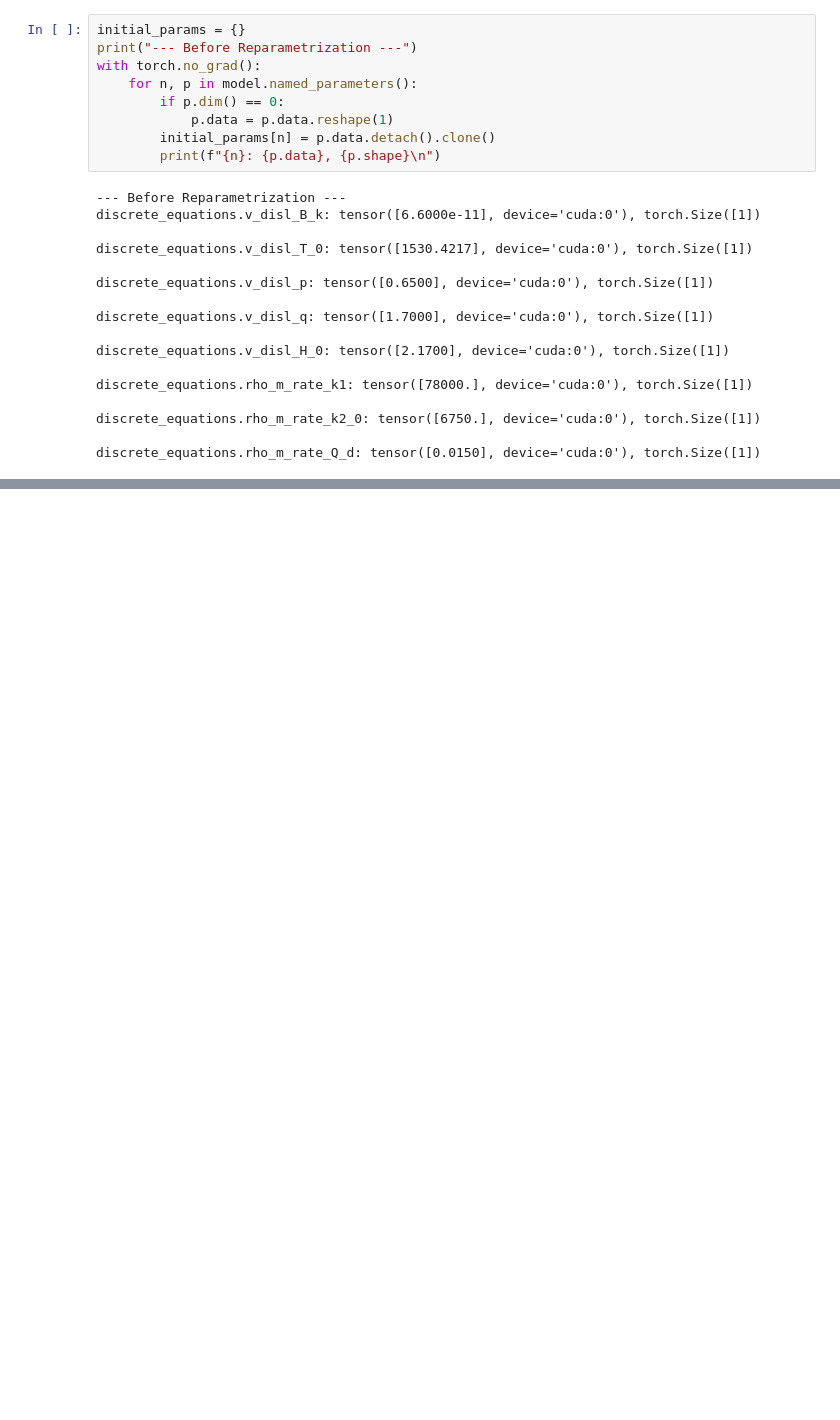
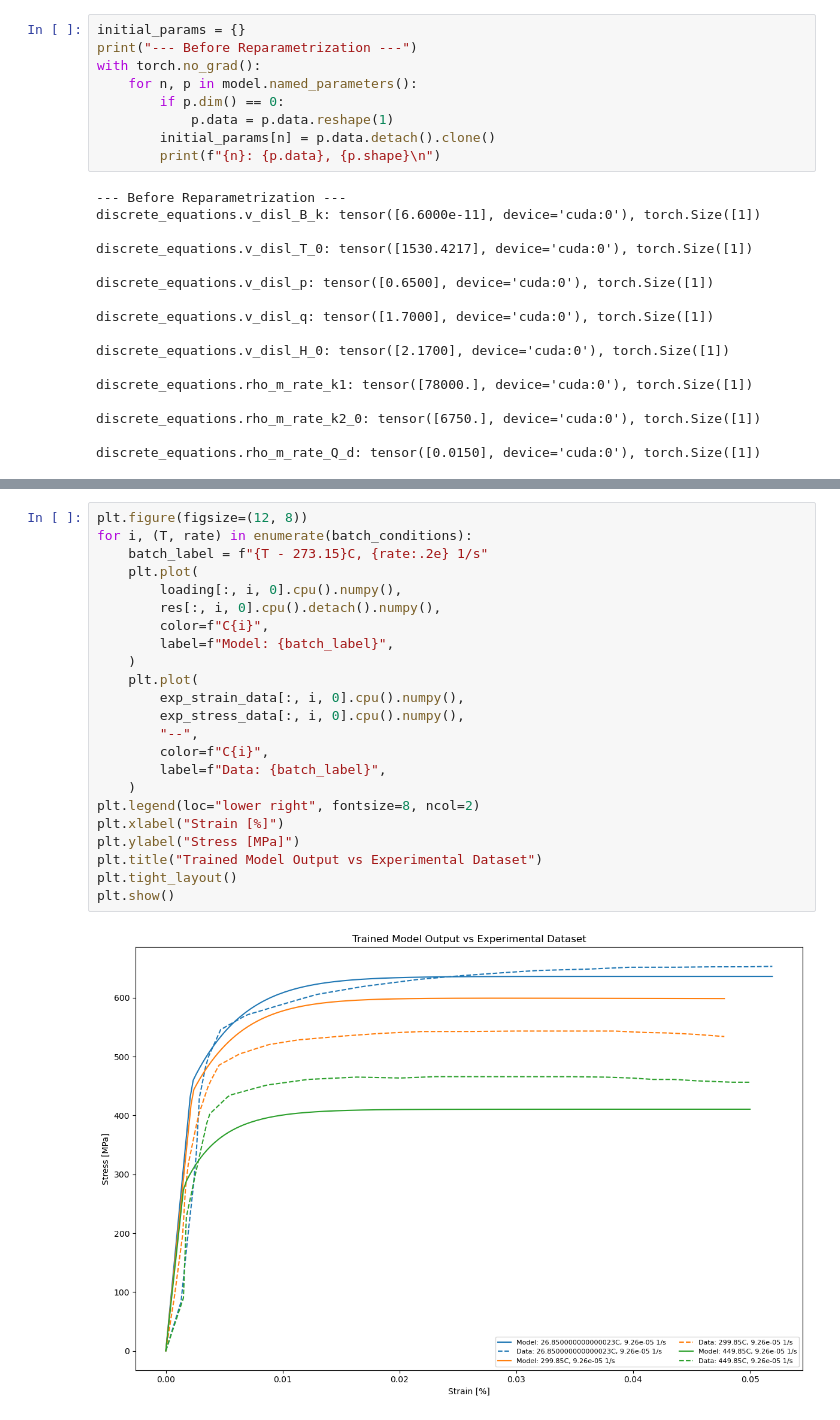
Before and after one commit to ColinMG2/neml2, a Jupyter notebook: cmg_projects/eurofer97_deterministic.ipynb, the cells around one changed output, grey strips where cells are left out. Saved outputs shown, nothing was run; the diff lists cells and outputs as text; blank space fills up the shorter version.

```diff
--- a/cmg_projects/eurofer97_deterministic.ipynb
+++ b/cmg_projects/eurofer97_deterministic.ipynb
@@ -1056,0 +999,25 @@ KeyboardInterrupt:
+# %%
+plt.figure(figsize=(12, 8))
+for i, (T, rate) in enumerate(batch_conditions):
+    batch_label = f"{T - 273.15}C, {rate:.2e} 1/s"
+    plt.plot(
+        loading[:, i, 0].cpu().numpy(),
+        res[:, i, 0].cpu().detach().numpy(),
+        color=f"C{i}",
+        label=f"Model: {batch_label}",
+    )
+    plt.plot(
+        exp_strain_data[:, i, 0].cpu().numpy(),
+        exp_stress_data[:, i, 0].cpu().numpy(),
+        "--",
+        color=f"C{i}",
+        label=f"Data: {batch_label}",
+    )
+plt.legend(loc="lower right", fontsize=8, ncol=2)
+plt.xlabel("Strain [%]")
+plt.ylabel("Stress [MPa]")
+plt.title("Trained Model Output vs Experimental Dataset")
+plt.tight_layout()
+plt.show()
+# %% [output]
+[figure, added]
```
Also changed, not shown: parts of 6 cells of this notebook.
